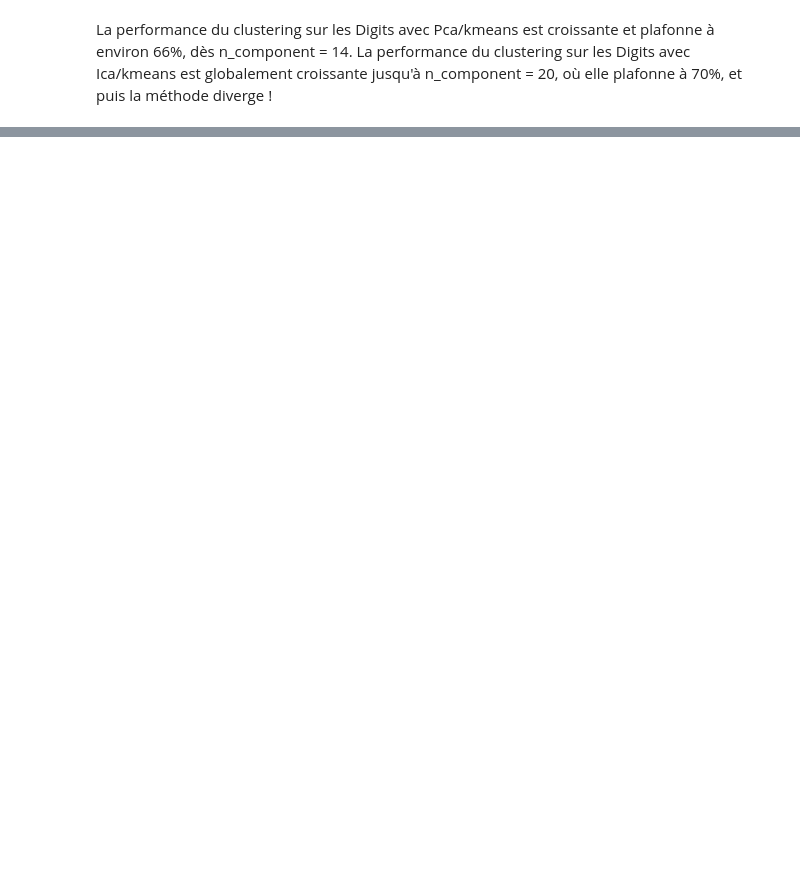
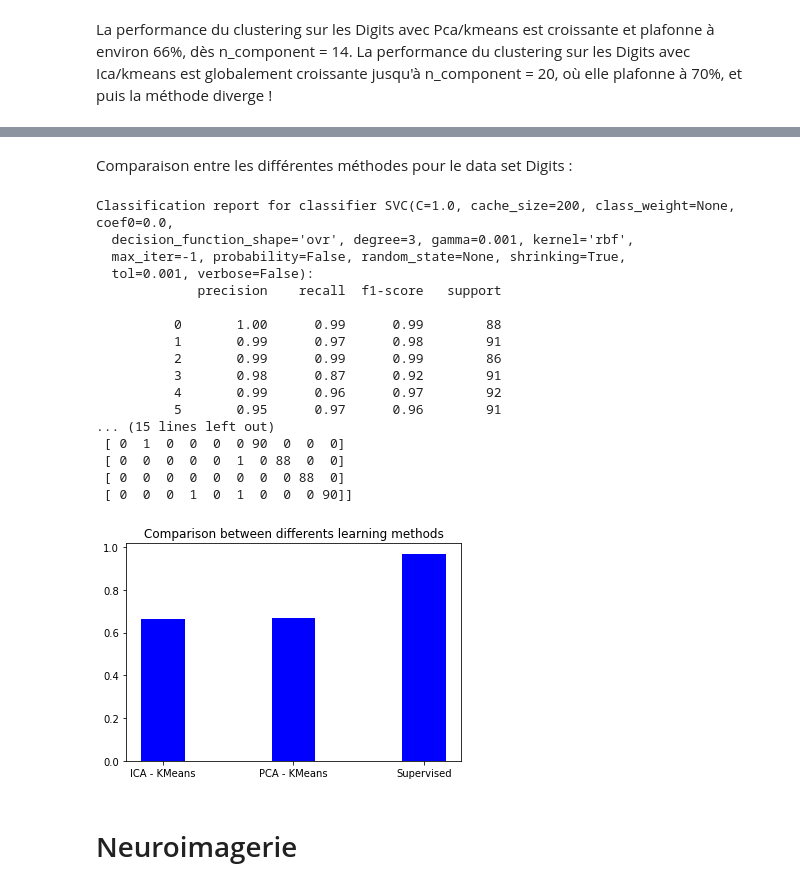
Before and after one commit to lalbarra/Cursus_Recherche, a Jupyter notebook: Notebook/Analogie_Representation_Learning_Code_notebook.ipynb, the cells around one changed output, grey strips where cells are left out. Drawn from its saved outputs; the diff is of its cells as text; code cells hidden in the pictures; blank space fills up the shorter version.

Commit message:
New Notebook clean with info and comparison

```diff
--- a/Notebook/Analogie_Representation_Learning_Code_notebook.ipynb
+++ b/Notebook/Analogie_Representation_Learning_Code_notebook.ipynb
@@ -418,0 +314,56 @@ session = session[non_rest]
+# %% [markdown]
+Comparaison entre les différentes méthodes pour le data set Digits :
+# %%
+#Creation of bar graph : performance difference between supervised and non-supervised
+%matplotlib inline
+
+# Standard scientific Python imports
+
+import matplotlib.pyplot as plt
+import numpy as np
+
+# Import datasets, classifiers and performance metrics
+
+from sklearn import datasets, svm, metrics
+import plotly.plotly as py
+
+# The digits dataset
+digits = datasets.load_digits()
+
+# Learn about API authentication here: https://plot.ly/python/getting-started
+# Find your api_key here: https://plot.ly/settings/api
+labelsICA = Digits_ICA_kmeans(15)[0]
+labelsPCA = Digits_PCA_kmeans(15)[0]
+expected, predicted = Digits_SVM(digits)
+
+y = [metrics.adjusted_rand_score(digits.target, labelsICA)\
+     ,metrics.adjusted_rand_score(digits.target, labelsPCA)\
+     ,metrics.accuracy_score(expected, predicted)]
+
+x = ['ICA - KMeans', 'PCA - KMeans', 'Supervised']
+width = 1/3
+plt.figure()
+plt.title("Comparison between differents learning methods")
+plt.bar(x, y, width, color="blue")
+plt.show()
+# %% [output]
+Classification report for classifier SVC(C=1.0, cache_size=200, class_weight=None, coef0=0.0,
+  decision_function_shape='ovr', degree=3, gamma=0.001, kernel='rbf',
+  max_iter=-1, probability=False, random_state=None, shrinking=True,
+  tol=0.001, verbose=False):
+             precision    recall  f1-score   support
+
+          0       1.00      0.99      0.99        88
+          1       0.99      0.97      0.98        91
+          2       0.99      0.99      0.99        86
+          3       0.98      0.87      0.92        91
+          4       0.99      0.96      0.97        92
+          5       0.95      0.97      0.96        91
+... (15 lines left out)
+ [ 0  1  0  0  0  0 90  0  0  0]
+ [ 0  0  0  0  0  1  0 88  0  0]
+ [ 0  0  0  0  0  0  0  0 88  0]
+ [ 0  0  0  1  0  1  0  0  0 90]]
+[figure, added]
+# %% [markdown]
+# <span style="color:##00B8DE"> Neuroimagerie</span>
```
Also changed, not shown: parts of 8 cells of this notebook, 2 other files.
